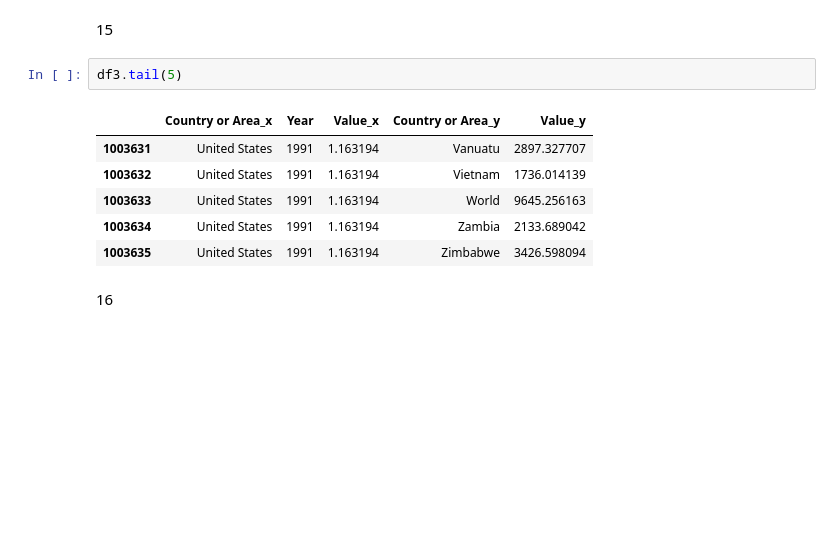
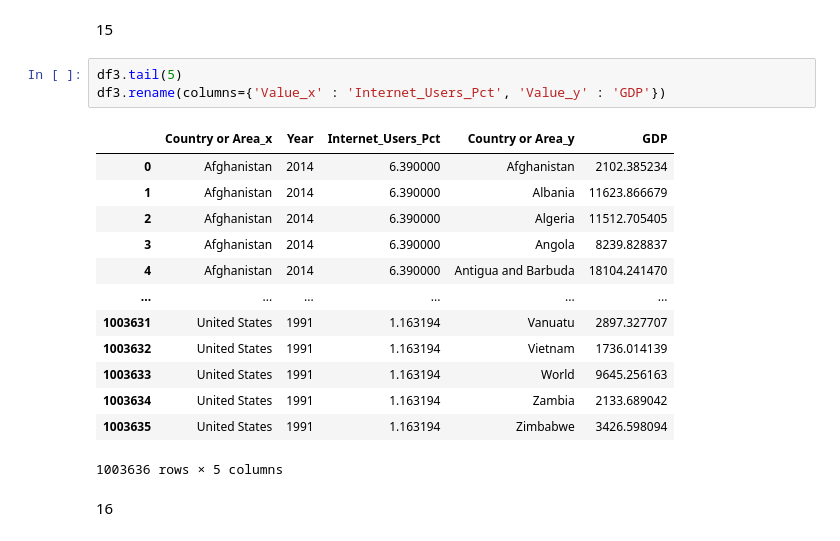
Before and after one commit to NSS-Data-Analytics-Cohort-7/gdp-and-internet-usage-bryanacolson, a Jupyter notebook: Notebook/gap_jupyter.ipynb, the cells around one changed output. Drawn from its saved outputs; the diff is of its cells as text; blank space fills up the shorter version.

```diff
--- a/Notebook/gap_jupyter.ipynb
+++ b/Notebook/gap_jupyter.ipynb
@@ -141,13 +156,21 @@ df3 = pd.merge(internet_df, gdp_df, on='Year')
 15
 # %%
 df3.tail(5)
+df3.rename(columns={'Value_x' : 'Internet_Users_Pct', 'Value_y' : 'GDP'})
 # %% [output]
-|  | Country or Area_x | Year | Value_x | Country or Area_y | Value_y |
+|  | Country or Area_x | Year | Internet_Users_Pct | Country or Area_y | GDP |
+| 0 | Afghanistan | 2014 | 6.390000 | Afghanistan | 2102.385234 |
+| 1 | Afghanistan | 2014 | 6.390000 | Albania | 11623.866679 |
+| 2 | Afghanistan | 2014 | 6.390000 | Algeria | 11512.705405 |
+| 3 | Afghanistan | 2014 | 6.390000 | Angola | 8239.828837 |
+| 4 | Afghanistan | 2014 | 6.390000 | Antigua and Barbuda | 18104.241470 |
+| ... | ... | ... | ... | ... | ... |
 | 1003631 | United States | 1991 | 1.163194 | Vanuatu | 2897.327707 |
 | 1003632 | United States | 1991 | 1.163194 | Vietnam | 1736.014139 |
 | 1003633 | United States | 1991 | 1.163194 | World | 9645.256163 |
 | 1003634 | United States | 1991 | 1.163194 | Zambia | 2133.689042 |
 | 1003635 | United States | 1991 | 1.163194 | Zimbabwe | 3426.598094 |
+1003636 rows × 5 columns
 # %% [markdown]
 16
 # %%
```
Also changed, not shown: parts of 49 cells of this notebook.
